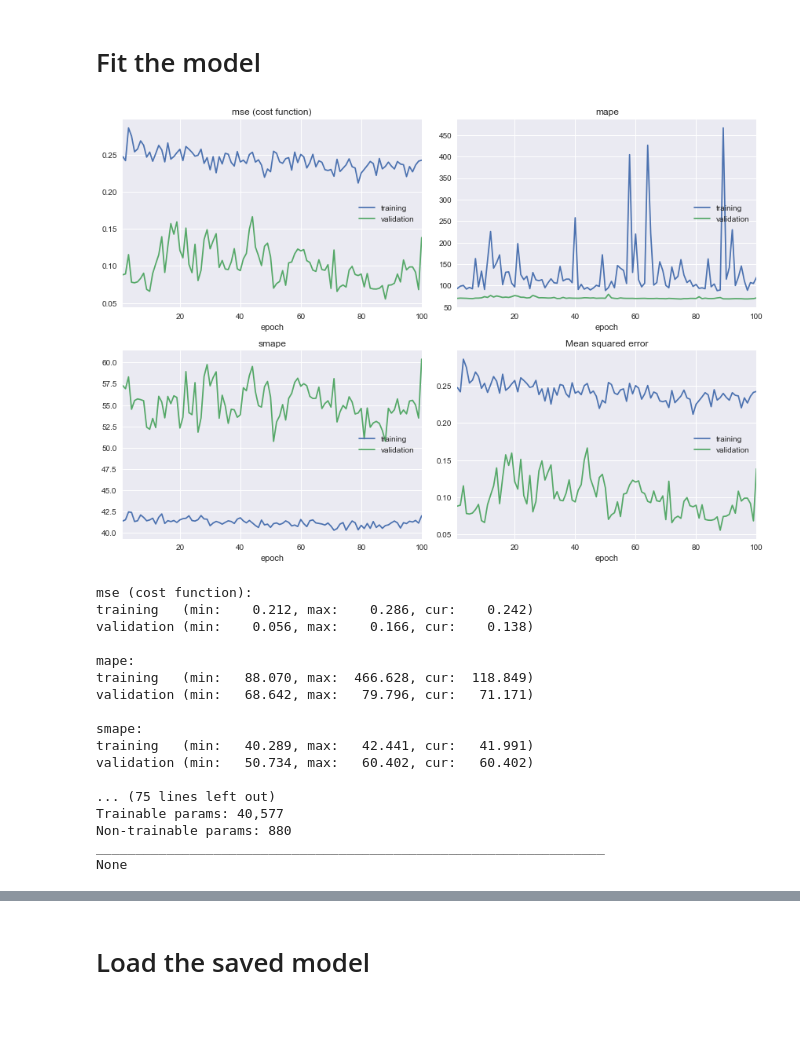
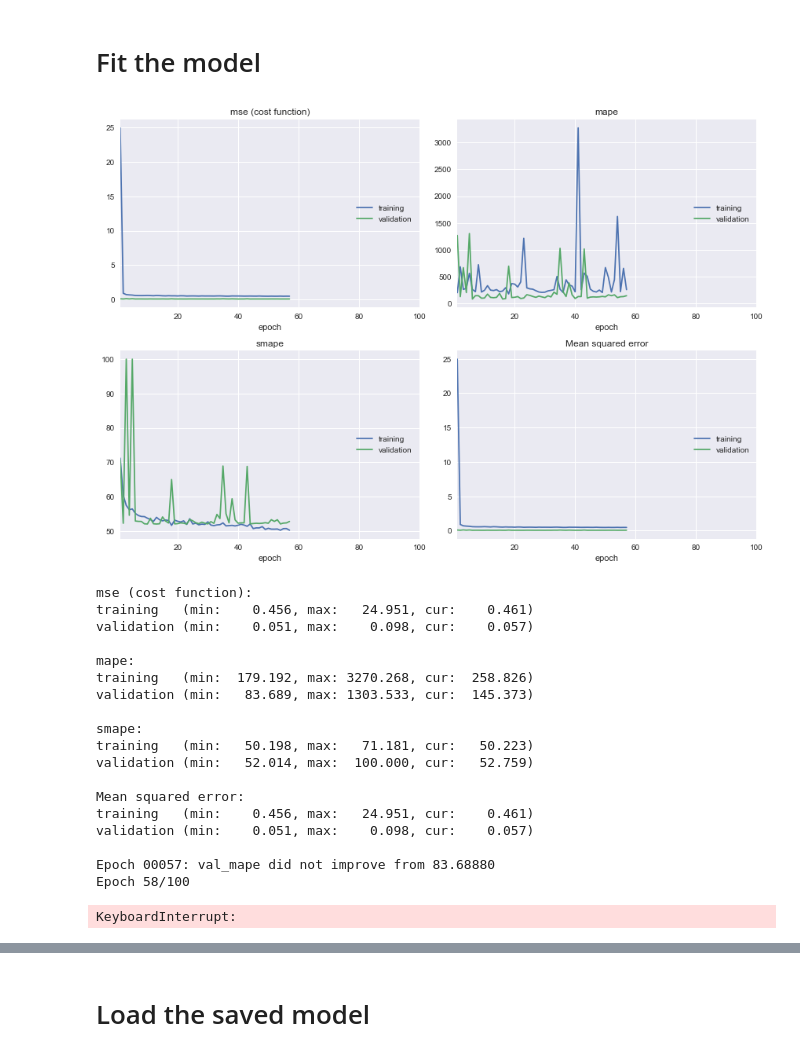
Before and after one commit to deKeijzer/Multivariate-time-series-models-in-Keras, a Jupyter notebook: notebooks/4.2 LSTM.ipynb, the cells around one changed output, grey strips where cells are left out. Drawn from its saved outputs; the diff is of its cells as text; code cells hidden in the pictures; blank space fills up the shorter version.

```diff
--- a/notebooks/4.2 LSTM.ipynb
+++ b/notebooks/4.2 LSTM.ipynb
@@ -281,48 +281,50 @@ nadam = Nadam(lr=lr)
 model = create_model()
 
 # compile & fit
-model.compile(optimizer='nadam', loss = ['mse'], metrics=[mape, smape, 'mse'])
+model.compile(optimizer='adagrad', loss = ['mse'], metrics=[mape, smape, 'mse'])
 # %% [markdown]
 # Fit the model
 # %%
 early_stopping_monitor = EarlyStopping(patience=5000)
 
 # This is used to save the best model, currently monitoring val_mape
 # checkpoint
 filepath="models\\LSTM.best.hdf5"
 checkpoint = ModelCheckpoint(filepath, monitor='val_mape', verbose=1, save_best_only=True, mode='min')
 
 epoch_size = 14
-schedule = SGDRScheduler(min_lr=8.3e-6, #1e-5
-                                     max_lr=3.3e-2, # 1e-2
+schedule = SGDRScheduler(min_lr=4.2e-6, #1e-5
+                                     max_lr=3.5e-2, # 1e-2
                                      steps_per_epoch=np.ceil(epoch_size/bs),
                                      lr_decay=0.9,
                                      cycle_length=5, # 5
                                      mult_factor=1.5)
 
 model.fit(X_train, y_train, epochs=epochs, batch_size=bs, validation_split=0.2,
          verbose=1, callbacks=[PlotLossesKeras(), early_stopping_monitor, checkpoint,schedule])
 
 print(model.summary())
 # %% [output]
-[figure, old version]
+[figure, new version]
 mse (cost function):
-training   (min:    0.212, max:    0.286, cur:    0.242)
-validation (min:    0.056, max:    0.166, cur:    0.138)
+training   (min:    0.456, max:   24.951, cur:    0.461)
+validation (min:    0.051, max:    0.098, cur:    0.057)
 
 mape:
-training   (min:   88.070, max:  466.628, cur:  118.849)
-validation (min:   68.642, max:   79.796, cur:   71.171)
+training   (min:  179.192, max: 3270.268, cur:  258.826)
+validation (min:   83.689, max: 1303.533, cur:  145.373)
 
 smape:
-training   (min:   40.289, max:   42.441, cur:   41.991)
-validation (min:   50.734, max:   60.402, cur:   60.402)
+training   (min:   50.198, max:   71.181, cur:   50.223)
+validation (min:   52.014, max:  100.000, cur:   52.759)
 
-... (75 lines left out)
-Trainable params: 40,577
-Non-trainable params: 880
-_________________________________________________________________
-None
+Mean squared error:
+training   (min:    0.456, max:   24.951, cur:    0.461)
+validation (min:    0.051, max:    0.098, cur:    0.057)
+
+Epoch 00057: val_mape did not improve from 83.68880
+Epoch 58/100
+KeyboardInterrupt:
 # %%
 # Plot fit history
 hist = pd.read_csv("models\\LSTM_fit_history.csv")
```
Also changed, not shown: parts of 15 cells of this notebook, 4 other files.
